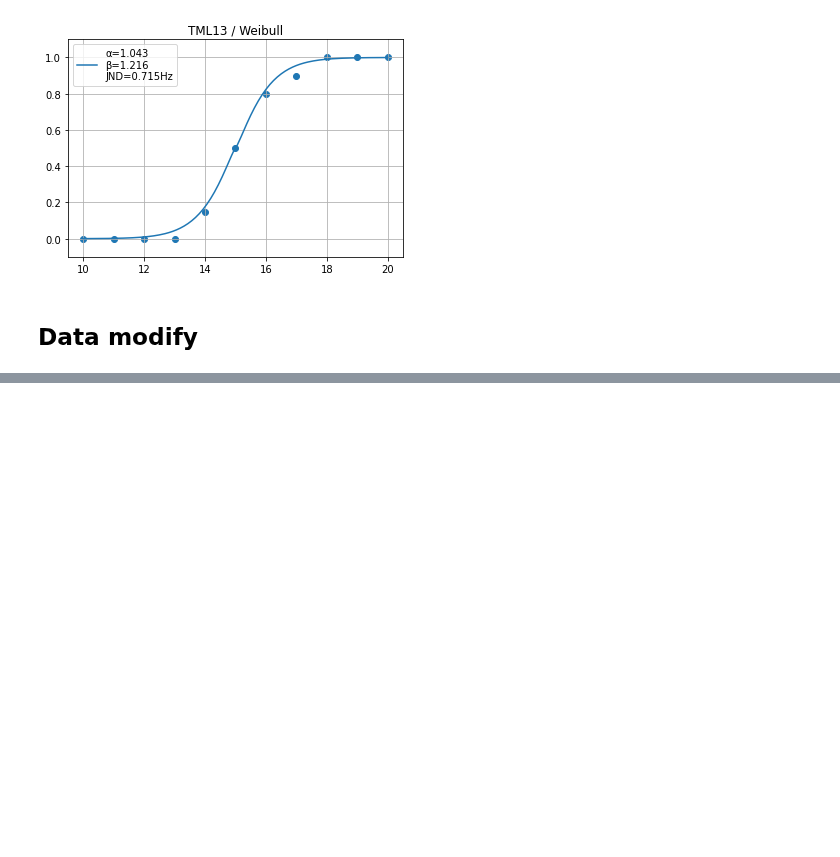
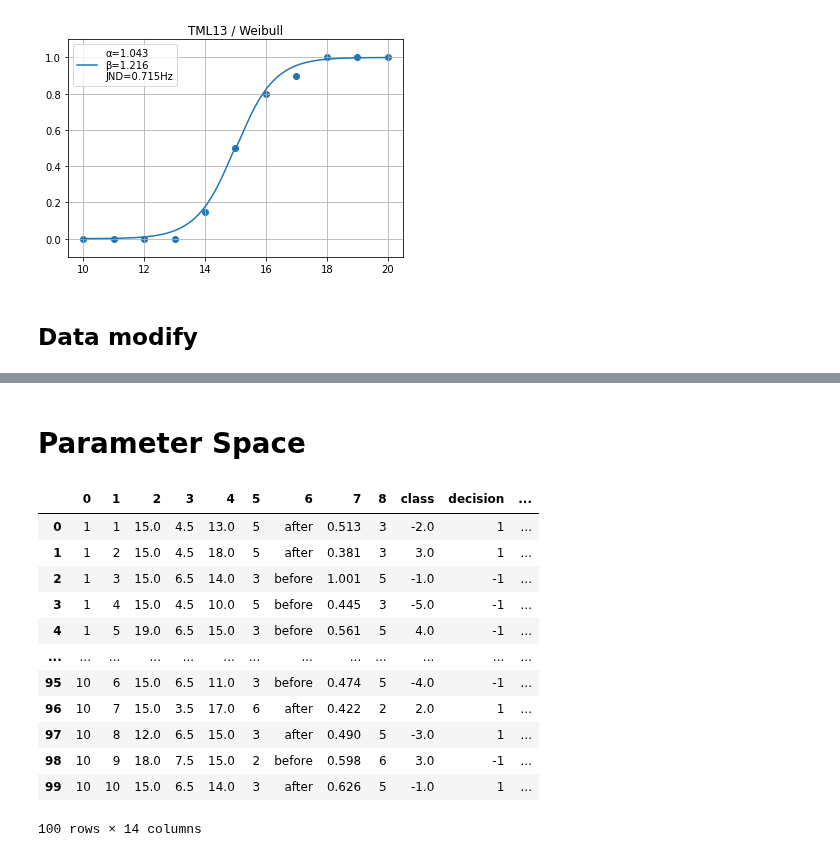
Before and after one commit to psb629/labs, a Jupyter notebook: TM/scripts/TM_behav.ipynb, the cells around one changed output, grey strips where cells are left out. Saved outputs shown, nothing was run; the diff lists cells and outputs as text; code cells hidden in the pictures; blank space fills up the shorter version.

Commit message:
renew TM_behav.ipynb

```diff
--- a/TM/scripts/TM_behav.ipynb
+++ b/TM/scripts/TM_behav.ipynb
@@ -206,3 +206,29 @@ dg['ISI3'] = df[8]
 
 dg.to_csv(join(behav_dir,'%s_Dis.txt'%subj), header=None, index=False, sep='\t', na_rep='NaN')
 dg
+# %% [markdown]
+# Parameter Space
+# %%
+subj = 'TML15'
+df = pd.read_csv(join(behav_dir,'%s_Dis.txt'%subj), sep='\t', header=None )
+
+df['class'] = [f2+f1-30 for f1, f2 in zip(df[2],df[4])]
+df['decision'] = [1 if x=='after' else (-1 if x=='before' else 0) for x in df[6]] # before = -1, after = 1, NaN = 0
+# df['correct'] = [1 if (((a>b)&(c=='before'))|((a<b)&(c=='after'))) else 0 for a,b,c in zip(df[2],df[4],df[6])]
+df['higher'] = [1 if f2>f1 else -1 for f1,f2 in zip(df[2],df[4])]
+df['judge'] = [1 if a==b else 0 for a,b in zip(df['decision'],df['higher'])]
+df
+# %% [output]
+|  | 0 | 1 | 2 | 3 | 4 | 5 | 6 | 7 | 8 | class | decision | ... |
+| 0 | 1 | 1 | 15.0 | 4.5 | 13.0 | 5 | after | 0.513 | 3 | -2.0 | 1 | ... |
+| 1 | 1 | 2 | 15.0 | 4.5 | 18.0 | 5 | after | 0.381 | 3 | 3.0 | 1 | ... |
+| 2 | 1 | 3 | 15.0 | 6.5 | 14.0 | 3 | before | 1.001 | 5 | -1.0 | -1 | ... |
+| 3 | 1 | 4 | 15.0 | 4.5 | 10.0 | 5 | before | 0.445 | 3 | -5.0 | -1 | ... |
+| 4 | 1 | 5 | 19.0 | 6.5 | 15.0 | 3 | before | 0.561 | 5 | 4.0 | -1 | ... |
+| ... | ... | ... | ... | ... | ... | ... | ... | ... | ... | ... | ... | ... |
+| 95 | 10 | 6 | 15.0 | 6.5 | 11.0 | 3 | before | 0.474 | 5 | -4.0 | -1 | ... |
+| 96 | 10 | 7 | 15.0 | 3.5 | 17.0 | 6 | after | 0.422 | 2 | 2.0 | 1 | ... |
+| 97 | 10 | 8 | 12.0 | 6.5 | 15.0 | 3 | after | 0.490 | 5 | -3.0 | 1 | ... |
+| 98 | 10 | 9 | 18.0 | 7.5 | 15.0 | 2 | before | 0.598 | 6 | 3.0 | -1 | ... |
+| 99 | 10 | 10 | 15.0 | 6.5 | 14.0 | 3 | after | 0.626 | 5 | -1.0 | 1 | ... |
+100 rows × 14 columns
```
Also changed, not shown: parts of 4 cells of this notebook.
